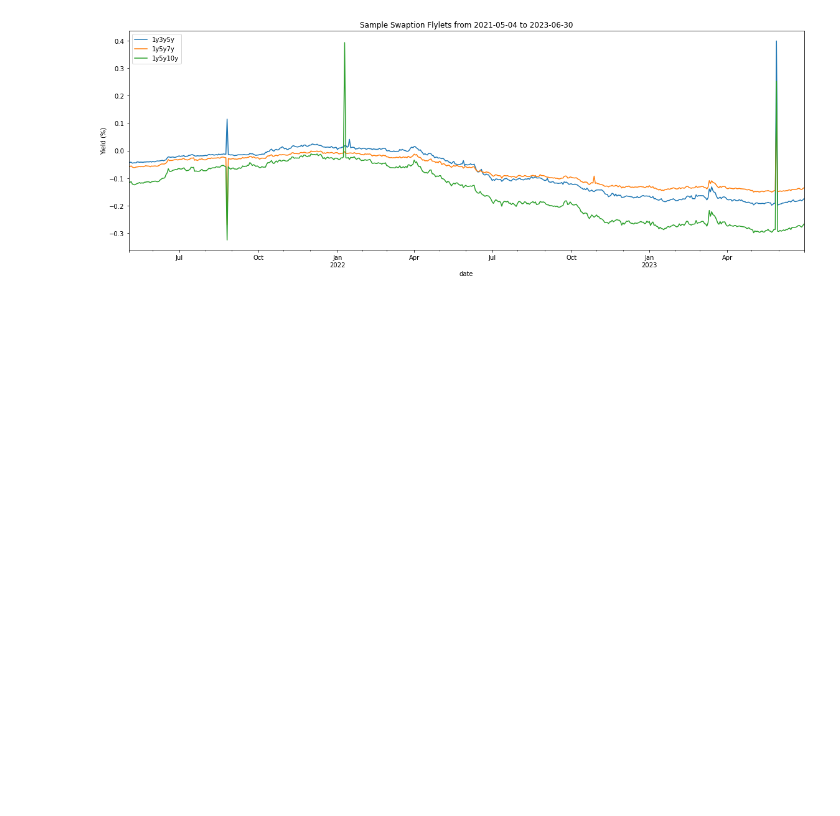
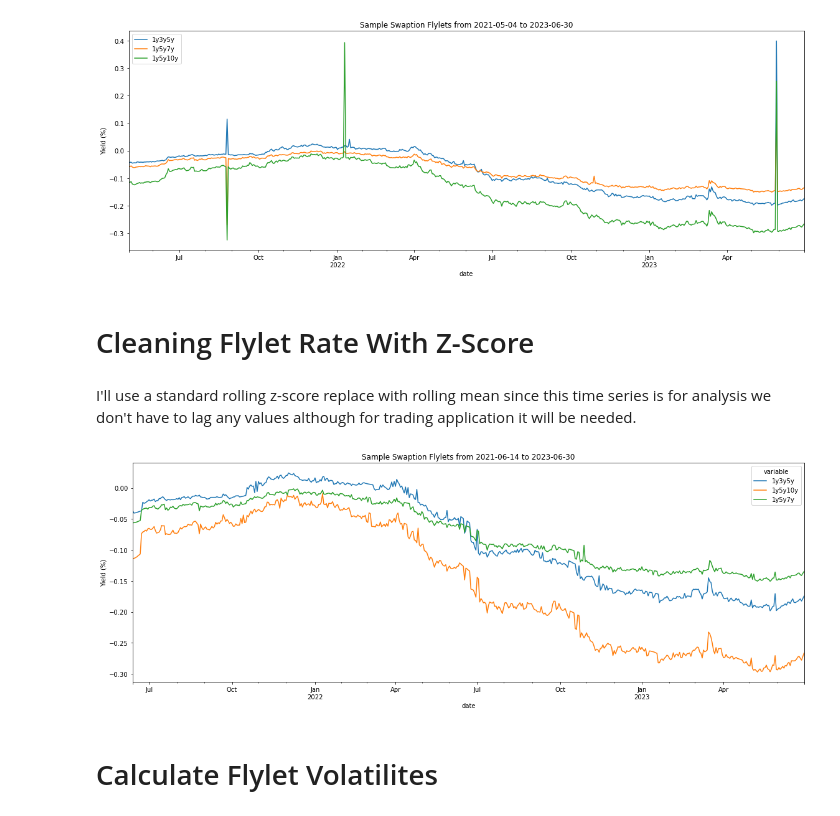
Before and after one commit to diegodalvarez/PCAFlylet, a Jupyter notebook: model.ipynb, the cells around one changed output. Saved outputs shown, nothing was run; the diff lists cells and outputs as text; code cells hidden in the pictures; blank space fills up the shorter version.

```diff
--- a/model.ipynb
+++ b/model.ipynb
@@ -759,3 +759,48 @@ plt.tight_layout()
 plt.show()
 # %% [output]
 [figure]
+# %% [markdown]
+# Cleaning Flylet Rate With Z-Score
+# %% [markdown]
+I'll use a standard rolling z-score replace with rolling mean since this time series is for analysis we don't have to lag any values although for trading application it will be needed.
+# %%
+def _z_score_clean(
+    df: pd.DataFrame,
+    lookback_window: int = 30,
+    z_score_cutoff: float = 2) -> pd.DataFrame:
+
+    return(df.assign(
+        rolling_mean = lambda x: x.value.rolling(window = lookback_window).mean(),
+        z_score = lambda x: np.abs((x.value - x.rolling_mean) / x.value.rolling(window = lookback_window).std()),
+        value = lambda x: np.where(x.z_score < 2, x.value, x.rolling_mean)).
+        drop(columns = ["rolling_mean", "z_score", "variable"]).
+        dropna())
+
+def z_score_clean(
+    df: pd.DataFrame,
+    lookback_window: int = 30,
+    z_score_cutoff: float = 2) -> pd.DataFrame:
+
+    return(df.reset_index().melt(
+        id_vars = "date").
+        groupby("variable").
+        apply(_z_score_clean, lookback_window, z_score_cutoff).
+        reset_index().
+        drop(columns = ["level_1"]).
+        pivot(index = "date", columns = "variable", values = "value"))
+
+df_clean = z_score_clean(df_combined)
+# %%
+df_clean.plot(
+    ylabel = "Yield (%)",
+    figsize = (16, 6),
+    title = "Sample Swaption Flylets from {} to {}".format(
+        df_clean.index.min().date(),
+        df_clean.index.max().date()))
+
+plt.tight_layout()
+plt.show()
+# %% [output]
+[figure, added]
+# %% [markdown]
+# Calculate Flylet Volatilites
```
Also changed, not shown: parts of 2 cells of this notebook.
